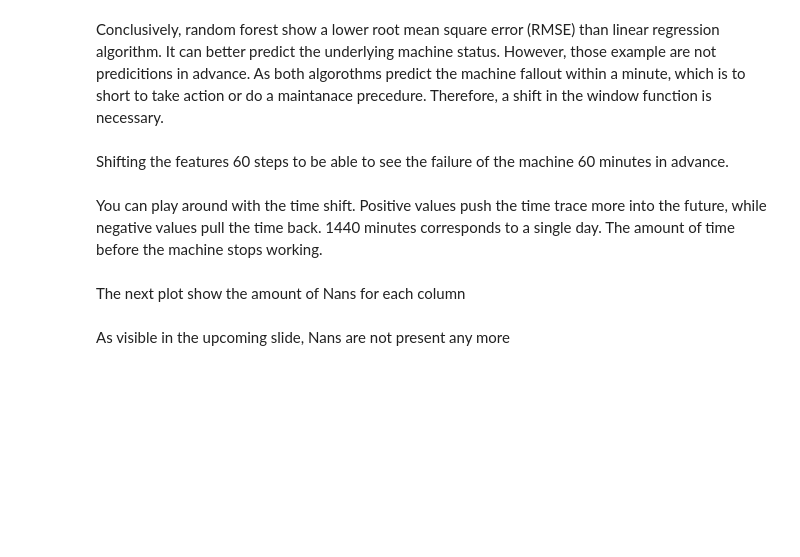
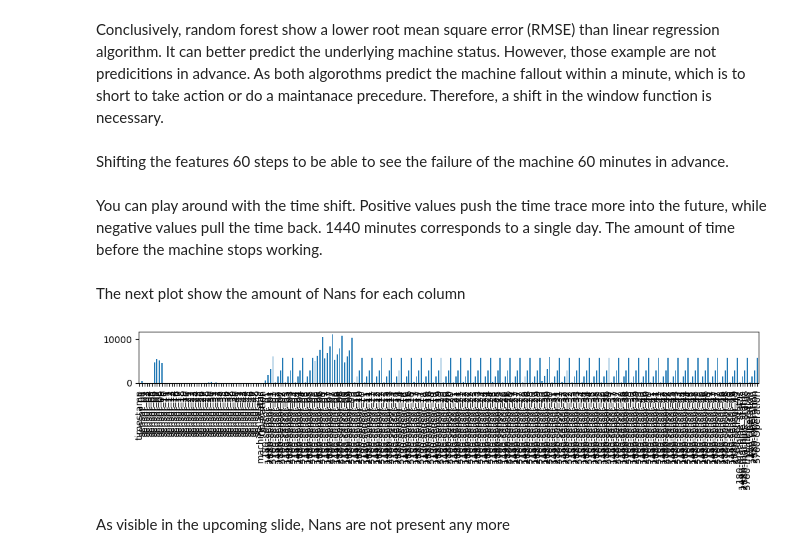
Before and after one commit to andrey101010/ds-predicitive-maintenace, a Jupyter notebook: 05_Pump_Sensors.ipynb, the cells around one changed output. Saved outputs shown, nothing was run; the diff lists cells and outputs as text; code cells hidden in the pictures; blank space fills up the shorter version.

```diff
--- a/05_Pump_Sensors.ipynb
+++ b/05_Pump_Sensors.ipynb
@@ -52,3 +74,28 @@ We can see group by some sensors in terms of their behavior and the absolute num
+# %%
+# General overview over all sensors throughout the measurement.
+# red dotted lines represent machine failure
+
+ymin = 0
+i = 0
+fig, axs = plt.subplots(9, 6, figsize = (14,20))
+fig.tight_layout()
+
+for x0 in list(range(0, 9, 1)):
+    #print('x0', x0)
+    for y0 in list(range(0, 6, 1)):
+        #print('x0 and y0', x0,  y0)
+        if i < 10:
+            sensor_number = 'sensor_0{}'.format(i)
+            ymax = df[sensor_number].max()
+        elif i > 51:
+            break
+        else:
+            sensor_number = 'sensor_{}'.format(i)
+        ymax = df[sensor_number].max()
+        axs[x0, y0].plot(df[sensor_number])
+        axs[x0, y0].set_title(sensor_number)
+        axs[x0, y0].vlines(x = df[df['machine_status'] == 'BROKEN'].index, ymin = ymin, ymax = ymax, color='red', linestyle='--')
+        i = i + 1
 # %%
 # commented out because time expensive
 # df.set_index('timestamp').plot(subplots =True, sharex = True, figsize = (20,50));
@@ -169,6 +221,9 @@ for i in df.columns:
 The next plot show the amount of Nans for each column
 # %%
 df.isna().sum().plot(kind='bar', figsize = (12, 1));
+plt.title('Number of NaNs in a Column');
+# %% [output]
+[figure, added]
 # %%
 df = df.backfill() # somehow fillna('backfill') produced columns with objects.')
 df.dropna(inplace = True) # those rows which contain NaNs due to the shift-method are now removed
```
Also changed, not shown: parts of 23 cells of this notebook, 1 other file.
